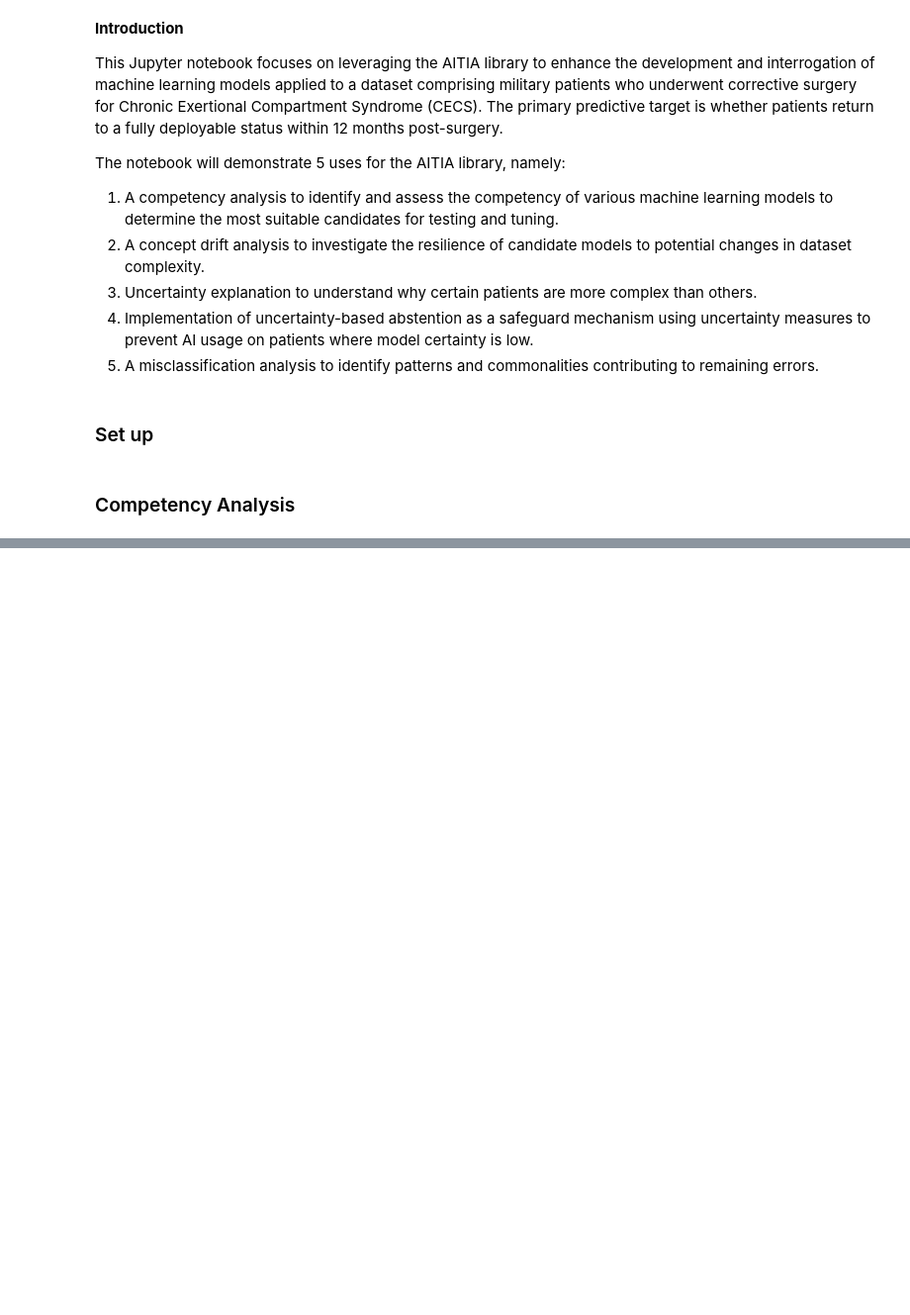
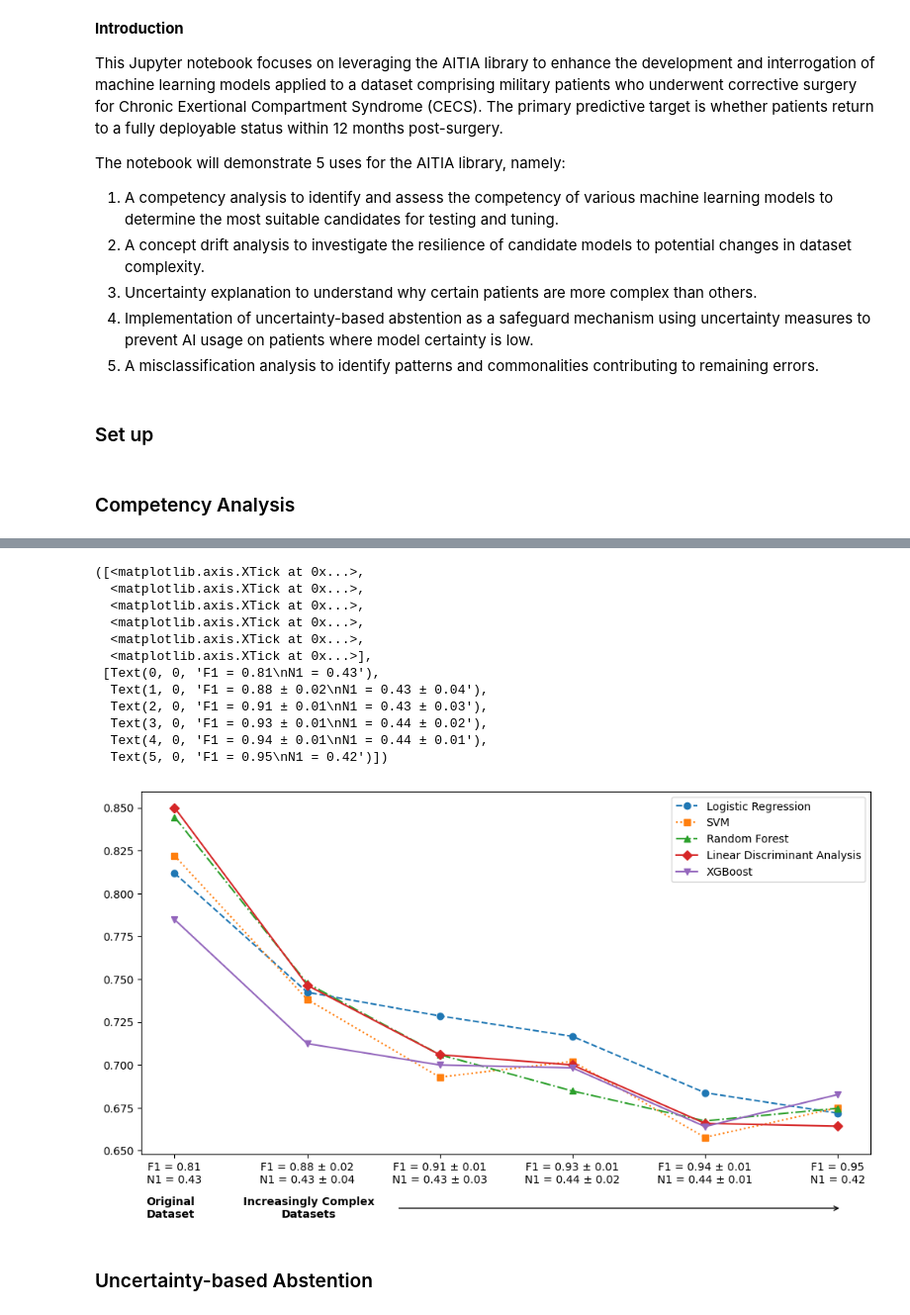
Before and after one commit to andrewhouston113/AITIA, a Jupyter notebook: test.ipynb, the cells around one changed output, grey strips where cells are left out. Shown at 99% size. Saved outputs shown, nothing was run; the diff lists cells and outputs as text; code cells hidden in the pictures; blank space fills up the shorter version.

```diff
--- a/test.ipynb
+++ b/test.ipynb
@@ -175,0 +344,65 @@ compare_models(grid, f1_mesh, n1_mesh)
+# %%
+noise = np.random.normal(loc=0, scale=0.05, size=X_.values.shape)
+X_noisy = X_.values + noise
+
+drift_analyser = ConceptDriftAnalysis(X_noisy, y['labels'].values, f1_target=1, n1_target=1, pop_size=40, n_gen=10)
+
+drift_analyser.X = X_.values
+drift_analyser.X_ = np.round(drift_analyser.X_,0)
+
+drift_results = {}
+for name, model in model_dict.items():
+    drift_results[name] = drift_analyser.evaluate_concept_drift(model,n_splits=5,scoring='roc_auc')
+# %%
+xticks = []
+for v in drift_results['Logistic Regression'].values():
+    if v['std_f1'] == 0:
+        xticks.append(f"F1 = {np.round(v['mean_f1'],2)}\nN1 = {np.round(v['mean_n1'],2)}")
+    else:
+        xticks.append(f"F1 = {np.round(v['mean_f1'],2)} ± {np.round(v['std_f1'],2)}\nN1 = {np.round(v['mean_n1'],2)} ± {np.round(v['std_n1'],2)}")
+# %%
+# Set the desired width and height for the figure
+fig_width = 12
+fig_height = 6
+
+# Create a new figure with the specified size
+plt.figure(figsize=(fig_width, fig_height))
+
+# Define line styles and markers for each line
+line_styles = ['--', ':', '-.', '-', '-']
+markers = ['o', 's', '^', 'D', 'v']
+
+# Your existing code with modified line and marker styles
+for i, (k, v) in enumerate(drift_results.items()):
+    mean_scores = []
+    std_scores = []
+    for k_, v_ in v.items():
+        mean_scores.append(v_['mean_score'])
+
+    plt.plot(mean_scores, linestyle=line_styles[i], marker=markers[i])
+
+# Add text boxes under the first and last tick labels
+plt.text(0.04, -0.15, 'Original\nDataset', transform=plt.gca().transAxes, ha='center', va='center', fontweight='bold')
+plt.text(0.23, -0.15, 'Increasingly Complex\nDatasets', transform=plt.gca().transAxes, ha='center', va='center', fontweight='bold')
+
+plt.annotate('', xy=(0.96, -0.15), xycoords='axes fraction', xytext=(0.35, -0.15),
+arrowprops=dict(arrowstyle="->", color='k'))
+
+plt.legend(drift_results.keys())
+plt.xticks(ticks=[0, 1, 2, 3, 4, 5], labels=xticks)
+# %% [output]
+([<matplotlib.axis.XTick at 0x...>,
+  <matplotlib.axis.XTick at 0x...>,
+  <matplotlib.axis.XTick at 0x...>,
+  <matplotlib.axis.XTick at 0x...>,
+  <matplotlib.axis.XTick at 0x...>,
+  <matplotlib.axis.XTick at 0x...>],
+ [Text(0, 0, 'F1 = 0.81\nN1 = 0.43'),
+  Text(1, 0, 'F1 = 0.88 ± 0.02\nN1 = 0.43 ± 0.04'),
+  Text(2, 0, 'F1 = 0.91 ± 0.01\nN1 = 0.43 ± 0.03'),
+  Text(3, 0, 'F1 = 0.93 ± 0.01\nN1 = 0.44 ± 0.02'),
+  Text(4, 0, 'F1 = 0.94 ± 0.01\nN1 = 0.44 ± 0.01'),
+  Text(5, 0, 'F1 = 0.95\nN1 = 0.42')])
+[figure, added]
+# %% [markdown]
+### Uncertainty-based Abstention
```
Also changed, not shown: parts of 25 cells of this notebook, 13 other files.
